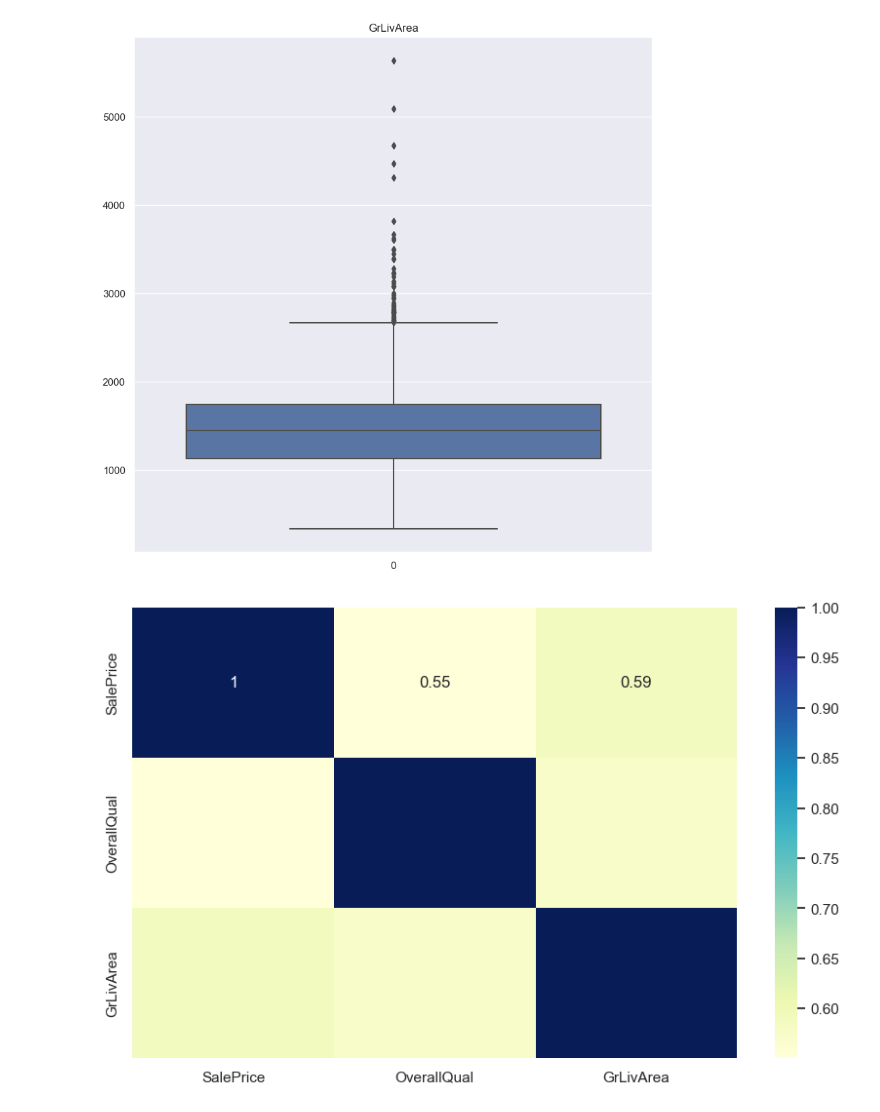
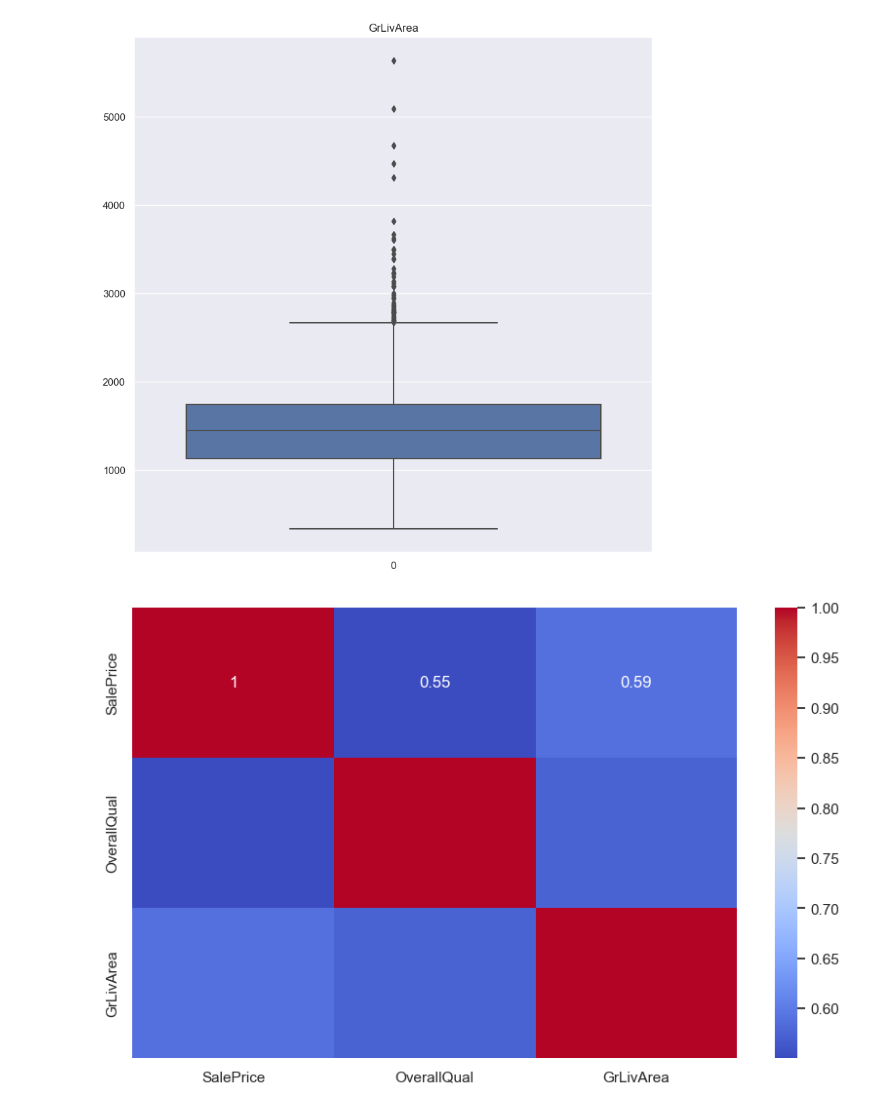
Before and after one commit to BespilotNick/Data-collection-and-markup, a Jupyter notebook: Seminar_8/hometask_8.ipynb, the cells around one changed output. Saved outputs shown, nothing was run; the diff lists cells and outputs as text; code cells hidden in the pictures.

Commit message:
houses_prices_fin

```diff
--- a/Seminar_8/hometask_8.ipynb
+++ b/Seminar_8/hometask_8.ipynb
@@ -312,14 +312,6 @@ df["BsmtExposure"] = df["BsmtExposure"].replace('NA', 1)
 bsmt_type_map = {"GLQ": 6, "ALQ": 5, "BLQ": 4, "Rec": 3, "LwQ": 2, "Unf": 1, "NA": 0}
 df['BsmtFinType1'] = df['BsmtFinType1'].map(bsmt_type_map)
 df['BsmtFinType2'] = df['BsmtFinType2'].map(bsmt_type_map)
-# %%
-df["CentralAir"] = df["CentralAir"].replace('N', 0)
-df["CentralAir"] = df["CentralAir"].replace('Y', 1)
-# %%
-df["GarageFinish"] = df["GarageFinish"].replace('Fin', 3)
-df["GarageFinish"] = df["GarageFinish"].replace('RFn', 2)
-df["GarageFinish"] = df["GarageFinish"].replace('Unf', 1)
-df["GarageFinish"] = df["GarageFinish"].replace('NA', 0)
 # %%
 numeric_columns = df.select_dtypes(include=[np.number])
 print(f'{len(numeric_columns.columns) = }')
@@ -471,7 +463,7 @@ plt.show()
 [figure]
 # %%
 plt.figure(figsize=(10,6))
-sns.heatmap(df[['SalePrice', 'OverallQual', 'GrLivArea']].corr(), cmap="YlGnBu", annot=True, fmt='.2g')
+sns.heatmap(df[['SalePrice', 'OverallQual', 'GrLivArea']].corr(), cmap="coolwarm", annot=True, fmt='.2g')
 plt.show()
 # %% [output]
-[figure, old version]
+[figure, new version]
```
Also changed, not shown: parts of 11 cells of this notebook, 1 other file.
